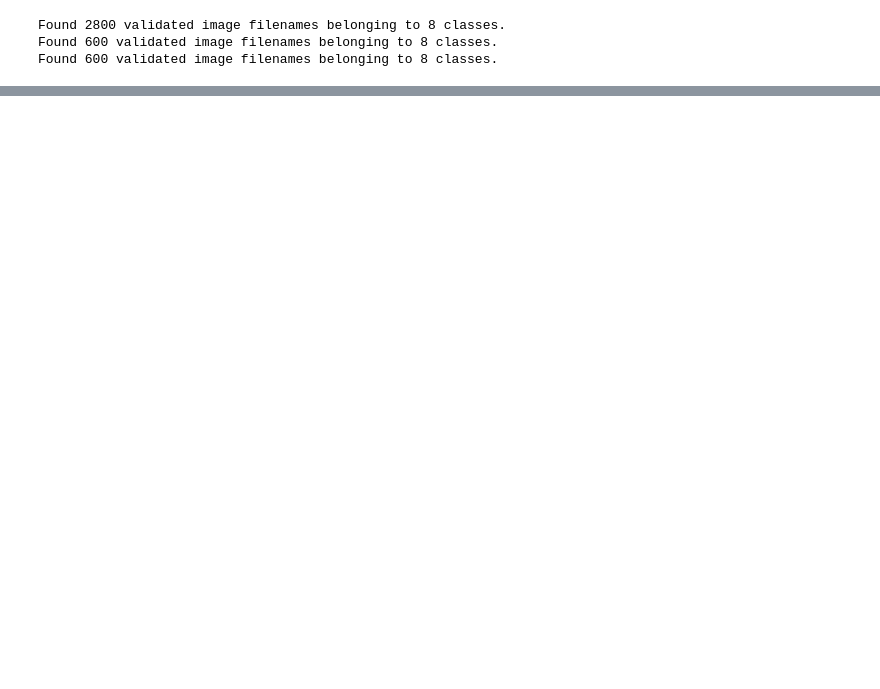
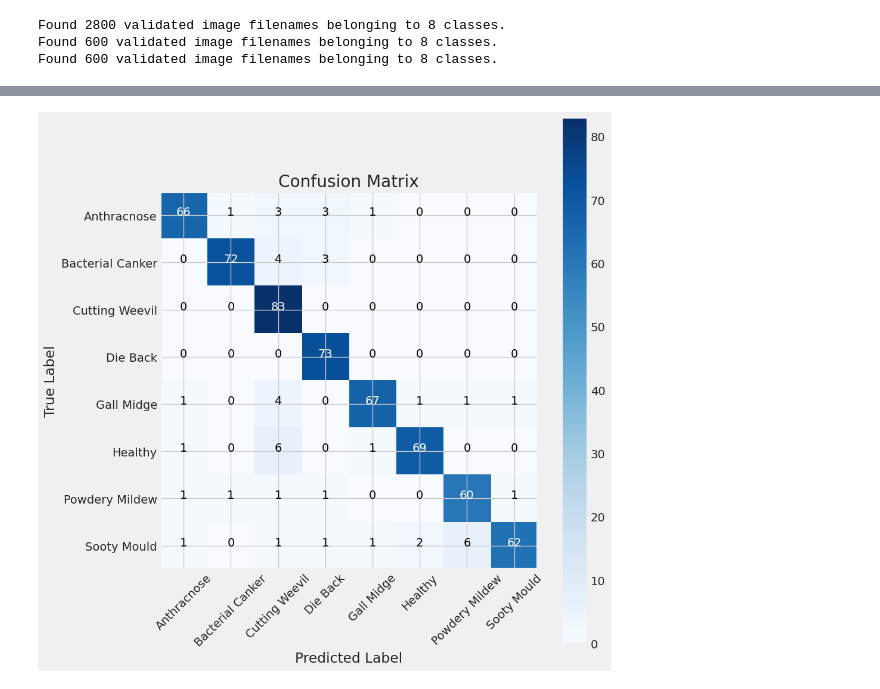
Before and after one commit to kodo-yousif/AI-Practical-Tasks, a Jupyter notebook: 2023-2024/final/Group D/models/efficientnet-v2.ipynb, the cells around one changed output, grey strips where cells are left out. Cells and saved outputs as stored; diff of their text form; code cells hidden in the pictures; blank space fills up the shorter version.

```diff
--- a/2023-2024/final/Group D/models/efficientnet-v2.ipynb
+++ b/2023-2024/final/Group D/models/efficientnet-v2.ipynb
@@ -429,12 +542,14 @@ early_stopping = EarlyStopping(monitor='val_loss',
 # %%
-batch_size = 16   # set batch size for training
-epochs = 50   # number of all epochs in training
+batch_size = 16  # set batch size for training
+epochs = 50  # number of all epochs in training
 
-history = model.fit(x=train_gen,
-                    epochs = epochs,
-                    verbose = 1,
-                    validation_data = valid_gen,
-                    validation_steps = None,
-                    shuffle = False,
-                    batch_size = batch_size,
-                    callbacks = [early_stopping,lr_scheduler])
+history = model.fit(
+    x=train_gen,
+    epochs=epochs,
+    verbose=1,
+    validation_data=valid_gen,
+    validation_steps=None,
+    shuffle=False,
+    batch_size=batch_size,
+    callbacks=[early_stopping, lr_scheduler],
+)
@@ -500,28 +657,36 @@ y_pred = np.argmax(preds, axis=1)
 # %%
 g_dict = test_gen.class_indices
 classes = list(g_dict.keys())
 
 # Confusion matrix
 cm = confusion_matrix(test_gen.classes, y_pred)
 
-plt.figure(figsize= (10, 10))
-plt.imshow(cm, interpolation= 'nearest', cmap= plt.cm.Blues)
-plt.title('Confusion Matrix')
+plt.figure(figsize=(10, 10))
+plt.imshow(cm, interpolation="nearest", cmap=plt.cm.Blues)
+plt.title("Confusion Matrix")
 plt.colorbar()
 
 tick_marks = np.arange(len(classes))
-plt.xticks(tick_marks, classes, rotation= 45)
+plt.xticks(tick_marks, classes, rotation=45)
 plt.yticks(tick_marks, classes)
 
 
-thresh = cm.max() / 2.
+thresh = cm.max() / 2.0
 for i, j in itertools.product(range(cm.shape[0]), range(cm.shape[1])):
-    plt.text(j, i, cm[i, j], horizontalalignment= 'center', color= 'white' if cm[i, j] > thresh else 'black')
+    plt.text(
+        j,
+        i,
+        cm[i, j],
+        horizontalalignment="center",
+        color="white" if cm[i, j] > thresh else "black",
+    )
 
 plt.tight_layout()
-plt.ylabel('True Label')
-plt.xlabel('Predicted Label')
+plt.ylabel("True Label")
+plt.xlabel("Predicted Label")
 
 plt.show()
+# %% [output]
+[figure, added]
 # %%
 # Classification report
```
Also changed, not shown: parts of 37 cells of this notebook, 3 other files.
